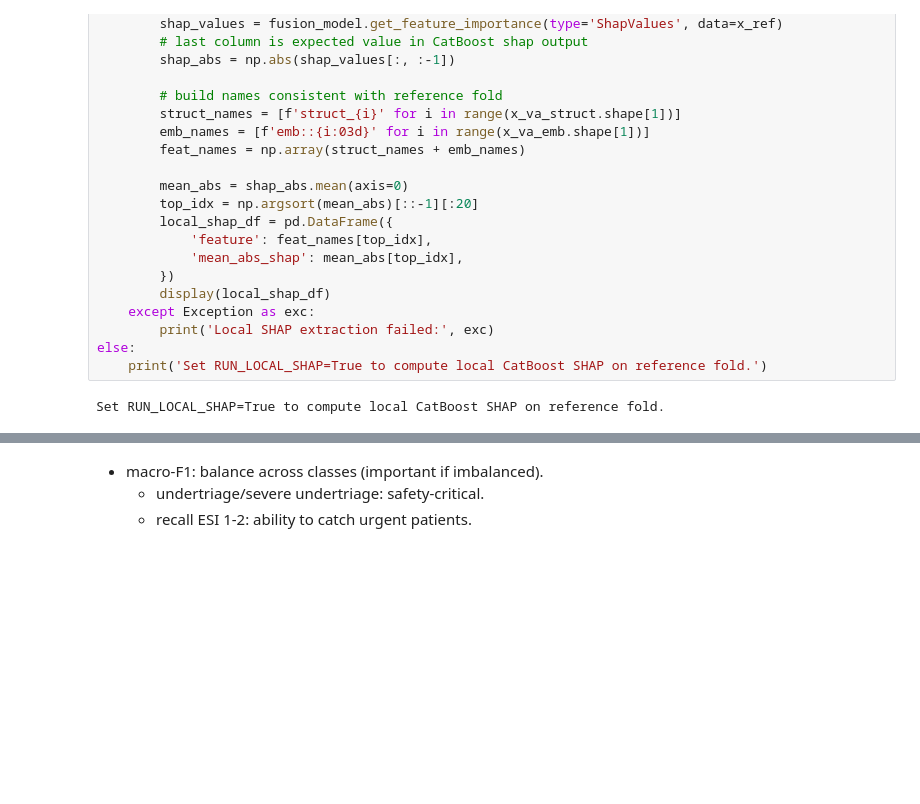
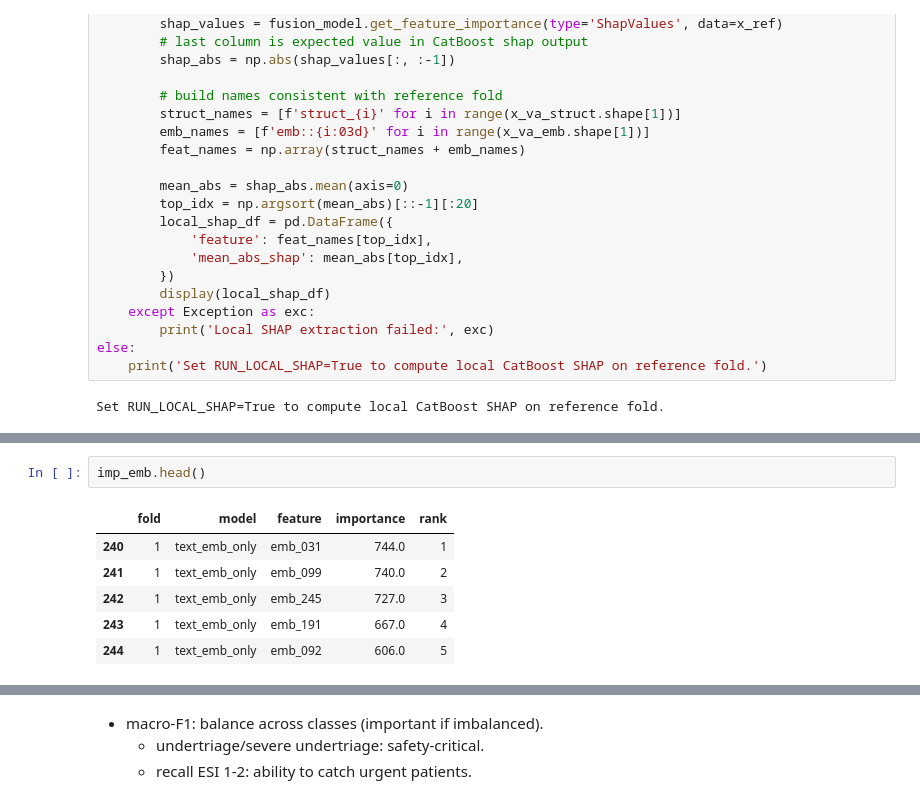
Before and after one commit to raquel-romao/3AIG, a Jupyter notebook: notebooks/submission_notebook.ipynb, the cells around one changed output, grey strips where cells are left out. Saved outputs shown, nothing was run; the diff lists cells and outputs as text; blank space fills up the shorter version.

```diff
--- a/notebooks/submission_notebook.ipynb
+++ b/notebooks/submission_notebook.ipynb
@@ -1297,0 +1175,9 @@ Set RUN_LOCAL_SHAP=True to compute local CatBoost SHAP on reference fold.
+# %%
+imp_emb.head()
+# %% [output]
+|  | fold | model | feature | importance | rank |
+| 240 | 1 | text_emb_only | emb_031 | 744.0 | 1 |
+| 241 | 1 | text_emb_only | emb_099 | 740.0 | 2 |
+| 242 | 1 | text_emb_only | emb_245 | 727.0 | 3 |
+| 243 | 1 | text_emb_only | emb_191 | 667.0 | 4 |
+| 244 | 1 | text_emb_only | emb_092 | 606.0 | 5 |
```
Also changed, not shown: parts of 37 cells of this notebook.
